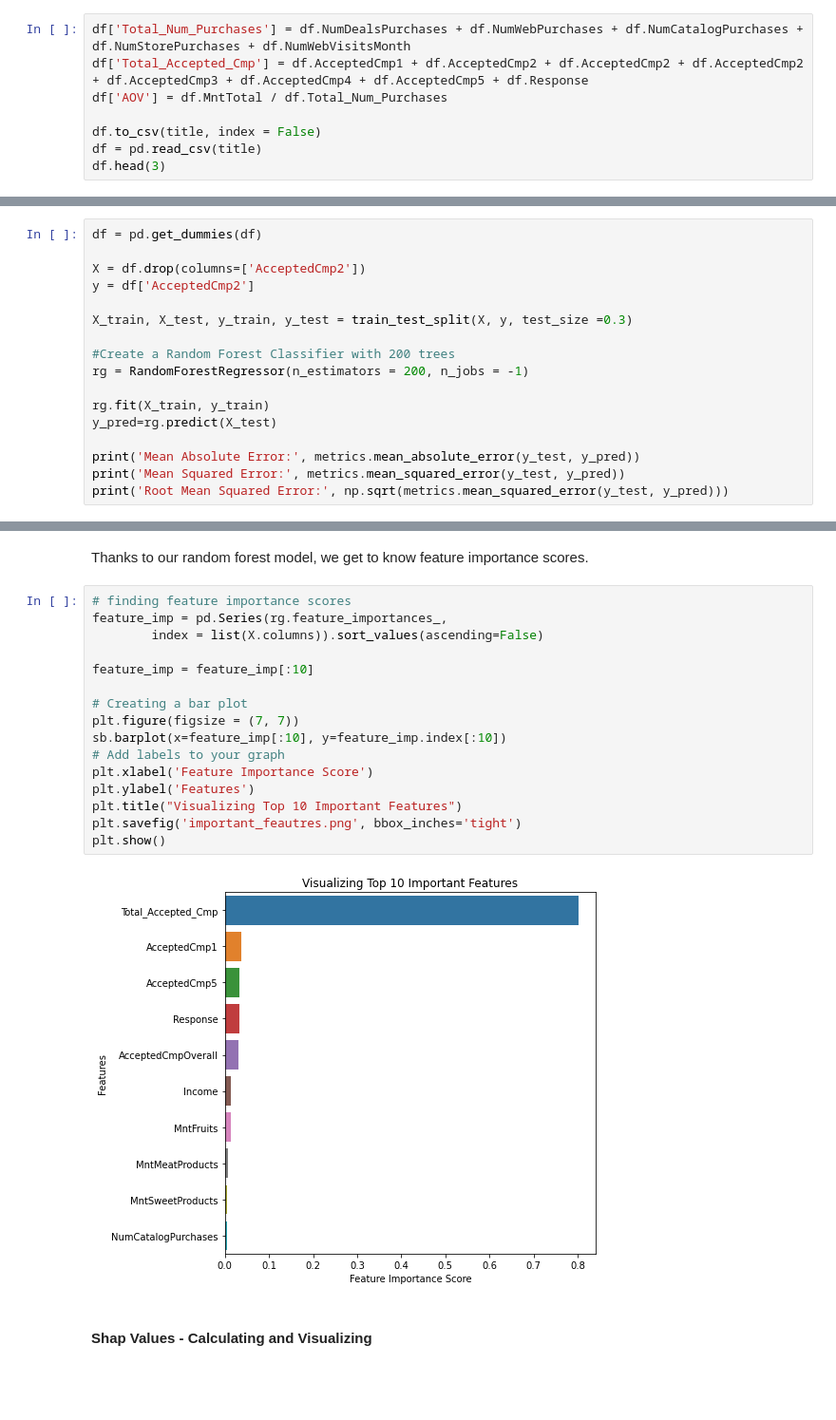
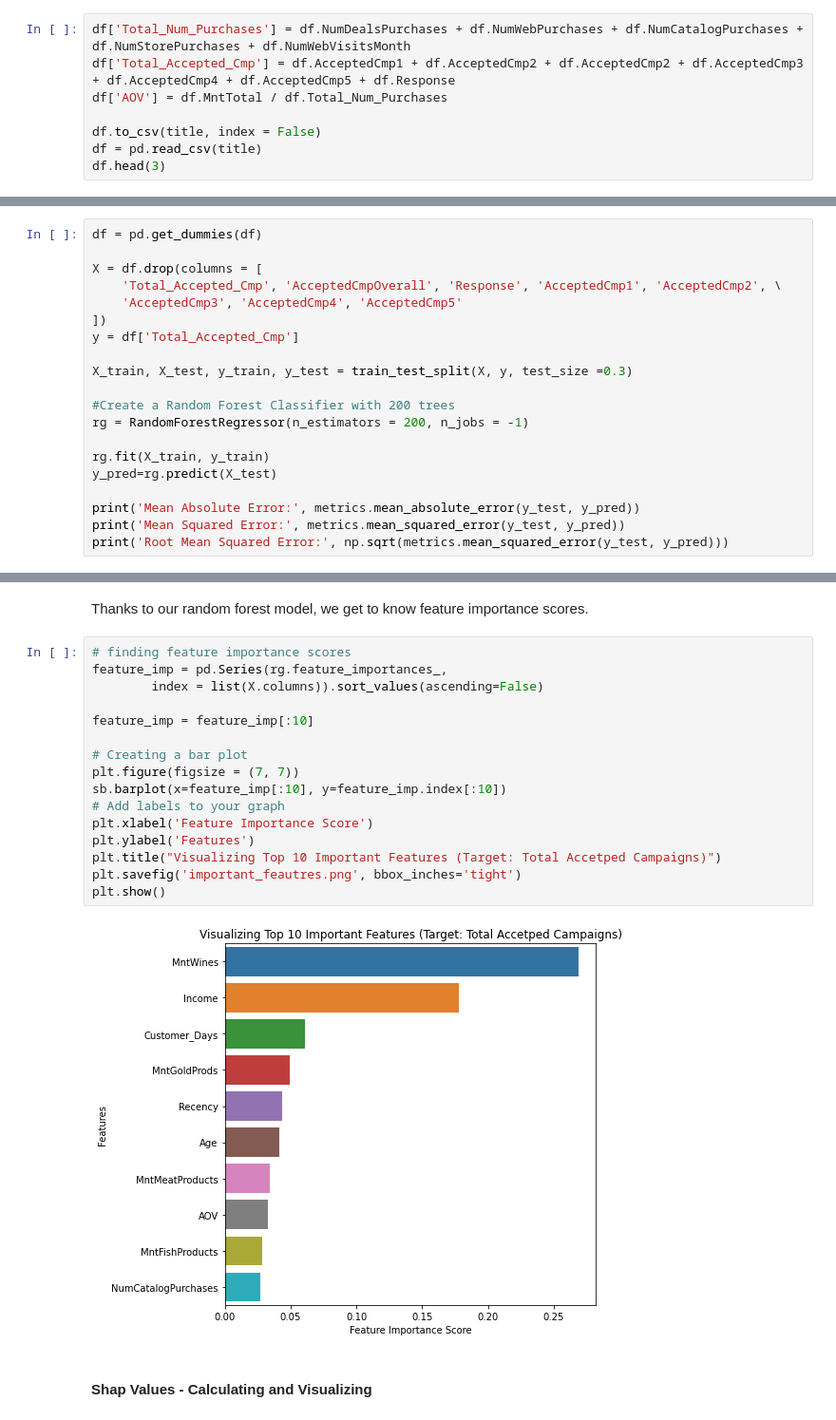
Before and after one commit to Kpeng511/Marketing-Campaign-Analytics, a Jupyter notebook: analytics.ipynb, the cells around one changed output, grey strips where cells are left out. Shown at 95% size. Cells and saved outputs as stored; diff of their text form; blank space fills up the shorter version.

```diff
--- a/analytics.ipynb
+++ b/analytics.ipynb
@@ -177,7 +191,7 @@ We have neither mulitple datasets to joined together nor time series features wi
  - The average order volume of each customer, which can be calculated by dividing 'MntTotal' by 'Total_num_purchase'
 # %%
 df['Total_Num_Purchases'] = df.NumDealsPurchases + df.NumWebPurchases + df.NumCatalogPurchases + df.NumStorePurchases + df.NumWebVisitsMonth
-df['Total_Accepted_Cmp'] = df.AcceptedCmp1 + df.AcceptedCmp2 + df.AcceptedCmp2 + df.AcceptedCmp2  + df.AcceptedCmp3 + df.AcceptedCmp4 + df.AcceptedCmp5 + df.Response
+df['Total_Accepted_Cmp'] = df.AcceptedCmp1 + df.AcceptedCmp2 + df.AcceptedCmp2 + df.AcceptedCmp3 + df.AcceptedCmp4 + df.AcceptedCmp5 + df.Response
 df['AOV'] = df.MntTotal / df.Total_Num_Purchases
 
 df.to_csv(title, index = False)
@@ -195,8 +209,11 @@ As we have dealt with null entries and the removal of our target variable, we ca
 # %%
 df = pd.get_dummies(df)
 
-X = df.drop(columns=['AcceptedCmp2'])
-y = df['AcceptedCmp2']
+X = df.drop(columns = [
+    'Total_Accepted_Cmp', 'AcceptedCmpOverall', 'Response', 'AcceptedCmp1', 'AcceptedCmp2', \
+    'AcceptedCmp3', 'AcceptedCmp4', 'AcceptedCmp5'
+])
+y = df['Total_Accepted_Cmp']
 
 X_train, X_test, y_train, y_test = train_test_split(X, y, test_size =0.3)
 
@@ -218,21 +235,21 @@ Thanks to our random forest model, we get to know feature importance scores.
 # %%
 # finding feature importance scores
 feature_imp = pd.Series(rg.feature_importances_,
         index = list(X.columns)).sort_values(ascending=False)
 
 feature_imp = feature_imp[:10]
 
 # Creating a bar plot
 plt.figure(figsize = (7, 7))
 sb.barplot(x=feature_imp[:10], y=feature_imp.index[:10])
 # Add labels to your graph
 plt.xlabel('Feature Importance Score')
 plt.ylabel('Features')
-plt.title("Visualizing Top 10 Important Features")
+plt.title("Visualizing Top 10 Important Features (Target: Total Accetped Campaigns)")
 plt.savefig('important_feautres.png', bbox_inches='tight')
 plt.show()
 # %% [output]
-[figure, old version]
+[figure, new version]
 # %% [markdown]
 #### Shap Values - Calculating and Visualizing
 # %%
```
Also changed, not shown: parts of 9 cells of this notebook.
